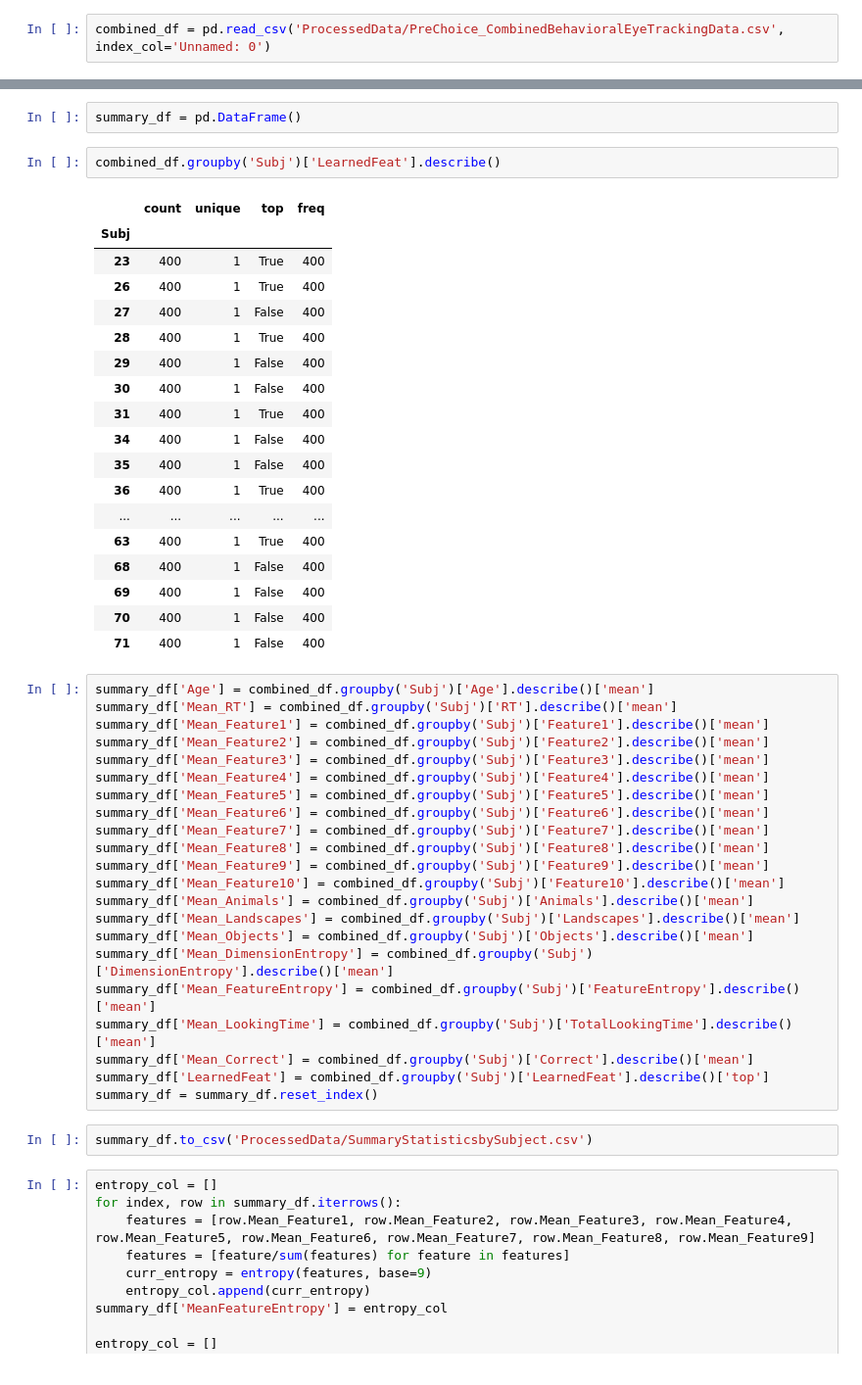
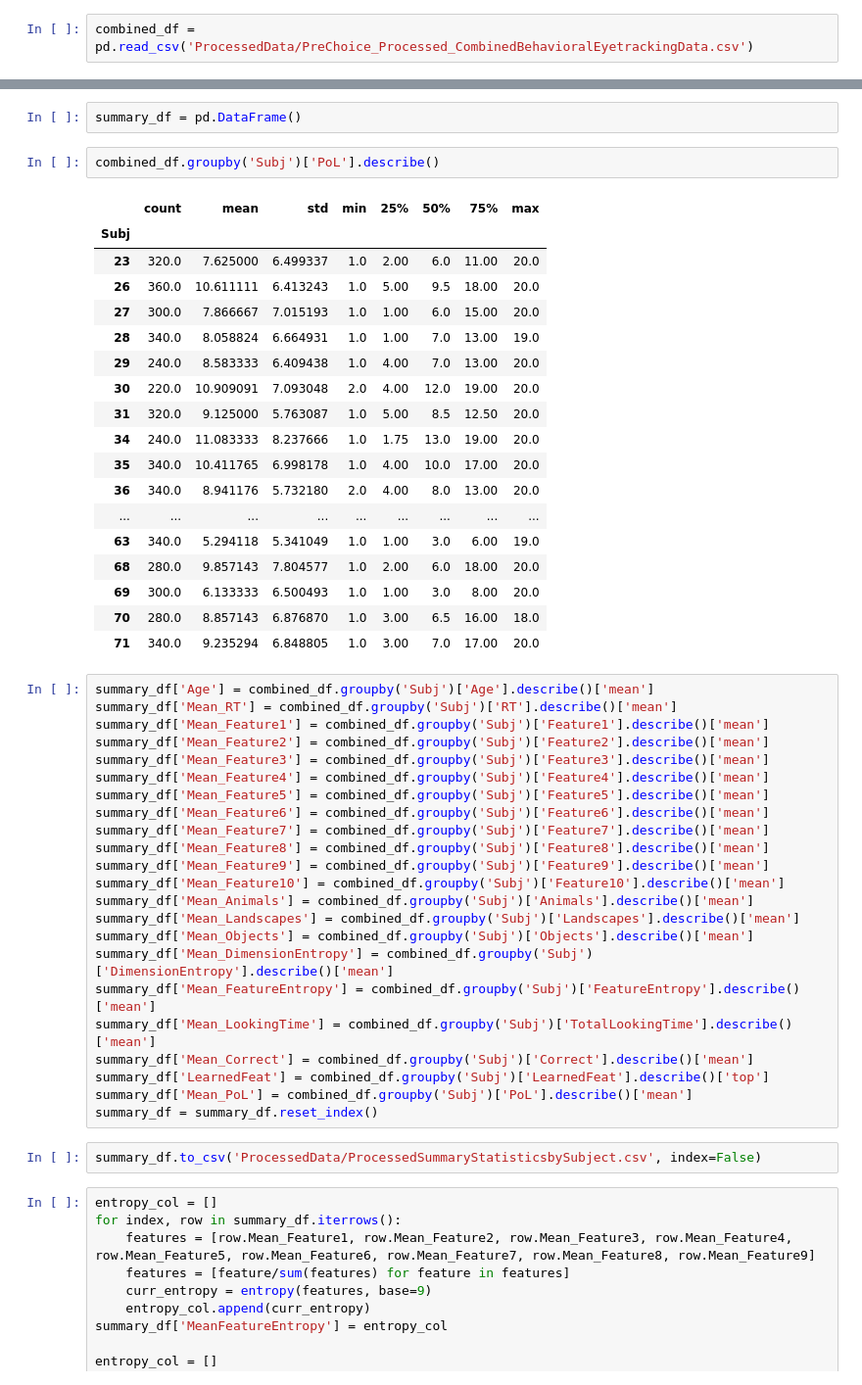
Before and after one commit to angelaradulescu/ldm-analysis, a Jupyter notebook: 6. ModelFitting.ipynb, the cells around one changed output, grey strips where cells are left out. Shown at 98% size. Cells and saved outputs as stored; diff of their text form.

```diff
--- a/6. ModelFitting.ipynb
+++ b/6. ModelFitting.ipynb
@@ -16,7 +16,7 @@ import statsmodels.api as sm
 from sklearn.linear_model import LinearRegression
 from sklearn.metrics import r2_score
 # %%
-combined_df = pd.read_csv('ProcessedData/PreChoice_CombinedBehavioralEyeTrackingData.csv', index_col='Unnamed: 0')
+combined_df = pd.read_csv('ProcessedData/PreChoice_Processed_CombinedBehavioralEyetrackingData.csv')
 # %%
 combined_df.keys()
 # %% [output]
@@ -39,26 +40,26 @@ adult_combined_df = combined_df[combined_df['Adult']].fillna(0)
 # %%
 summary_df = pd.DataFrame()
 # %%
-combined_df.groupby('Subj')['LearnedFeat'].describe()
+combined_df.groupby('Subj')['PoL'].describe()
 # %% [output]
-|  | count | unique | top | freq |
-| Subj |  |  |  |  |
-| 23 | 400 | 1 | True | 400 |
-| 26 | 400 | 1 | True | 400 |
-| 27 | 400 | 1 | False | 400 |
-| 28 | 400 | 1 | True | 400 |
-| 29 | 400 | 1 | False | 400 |
-| 30 | 400 | 1 | False | 400 |
-| 31 | 400 | 1 | True | 400 |
-| 34 | 400 | 1 | False | 400 |
-| 35 | 400 | 1 | False | 400 |
-| 36 | 400 | 1 | True | 400 |
-| ... | ... | ... | ... | ... |
-| 63 | 400 | 1 | True | 400 |
-| 68 | 400 | 1 | False | 400 |
-| 69 | 400 | 1 | False | 400 |
-| 70 | 400 | 1 | False | 400 |
-| 71 | 400 | 1 | False | 400 |
+|  | count | mean | std | min | 25% | 50% | 75% | max |
+| Subj |  |  |  |  |  |  |  |  |
+| 23 | 320.0 | 7.625000 | 6.499337 | 1.0 | 2.00 | 6.0 | 11.00 | 20.0 |
+| 26 | 360.0 | 10.611111 | 6.413243 | 1.0 | 5.00 | 9.5 | 18.00 | 20.0 |
+| 27 | 300.0 | 7.866667 | 7.015193 | 1.0 | 1.00 | 6.0 | 15.00 | 20.0 |
+| 28 | 340.0 | 8.058824 | 6.664931 | 1.0 | 1.00 | 7.0 | 13.00 | 19.0 |
+| 29 | 240.0 | 8.583333 | 6.409438 | 1.0 | 4.00 | 7.0 | 13.00 | 20.0 |
+| 30 | 220.0 | 10.909091 | 7.093048 | 2.0 | 4.00 | 12.0 | 19.00 | 20.0 |
+| 31 | 320.0 | 9.125000 | 5.763087 | 1.0 | 5.00 | 8.5 | 12.50 | 20.0 |
+| 34 | 240.0 | 11.083333 | 8.237666 | 1.0 | 1.75 | 13.0 | 19.00 | 20.0 |
+| 35 | 340.0 | 10.411765 | 6.998178 | 1.0 | 4.00 | 10.0 | 17.00 | 20.0 |
+| 36 | 340.0 | 8.941176 | 5.732180 | 2.0 | 4.00 | 8.0 | 13.00 | 20.0 |
+| ... | ... | ... | ... | ... | ... | ... | ... | ... |
+| 63 | 340.0 | 5.294118 | 5.341049 | 1.0 | 1.00 | 3.0 | 6.00 | 19.0 |
+| 68 | 280.0 | 9.857143 | 7.804577 | 1.0 | 2.00 | 6.0 | 18.00 | 20.0 |
+| 69 | 300.0 | 6.133333 | 6.500493 | 1.0 | 1.00 | 3.0 | 8.00 | 20.0 |
+| 70 | 280.0 | 8.857143 | 6.876870 | 1.0 | 3.00 | 6.5 | 16.00 | 18.0 |
+| 71 | 340.0 | 9.235294 | 6.848805 | 1.0 | 3.00 | 7.0 | 17.00 | 20.0 |
 # %%
 summary_df['Age'] = combined_df.groupby('Subj')['Age'].describe()['mean']
 summary_df['Mean_RT'] = combined_df.groupby('Subj')['RT'].describe()['mean']
@@ -80,9 +81,10 @@ summary_df['Mean_FeatureEntropy'] = combined_df.groupby('Subj')['FeatureEntropy'
 summary_df['Mean_LookingTime'] = combined_df.groupby('Subj')['TotalLookingTime'].describe()['mean']
 summary_df['Mean_Correct'] = combined_df.groupby('Subj')['Correct'].describe()['mean']
 summary_df['LearnedFeat'] = combined_df.groupby('Subj')['LearnedFeat'].describe()['top']
+summary_df['Mean_PoL'] = combined_df.groupby('Subj')['PoL'].describe()['mean']
 summary_df = summary_df.reset_index()
 # %%
-summary_df.to_csv('ProcessedData/SummaryStatisticsbySubject.csv')
+summary_df.to_csv('ProcessedData/ProcessedSummaryStatisticsbySubject.csv', index=False)
 # %%
 entropy_col = []
 for index, row in summary_df.iterrows():
```
Also changed, not shown: parts of 6 cells of this notebook, 5 other files.
